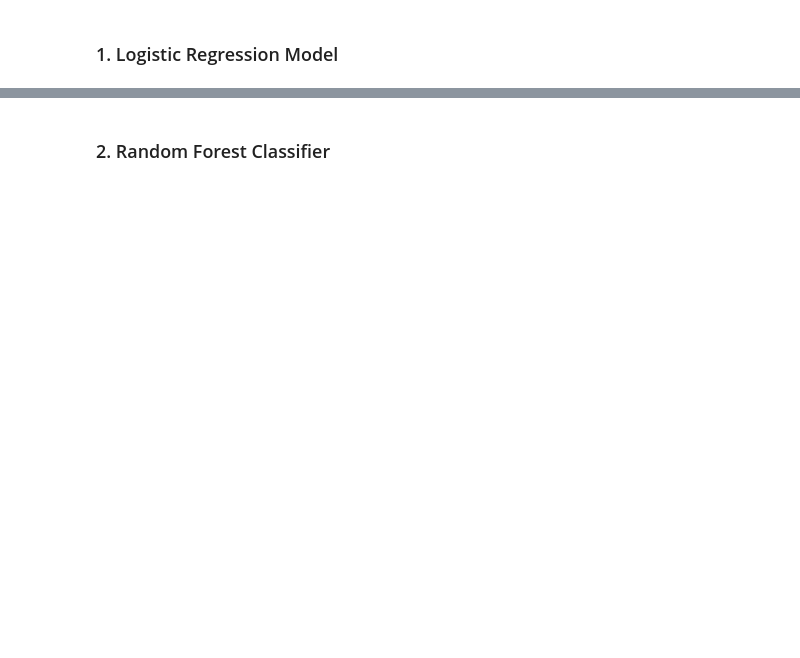
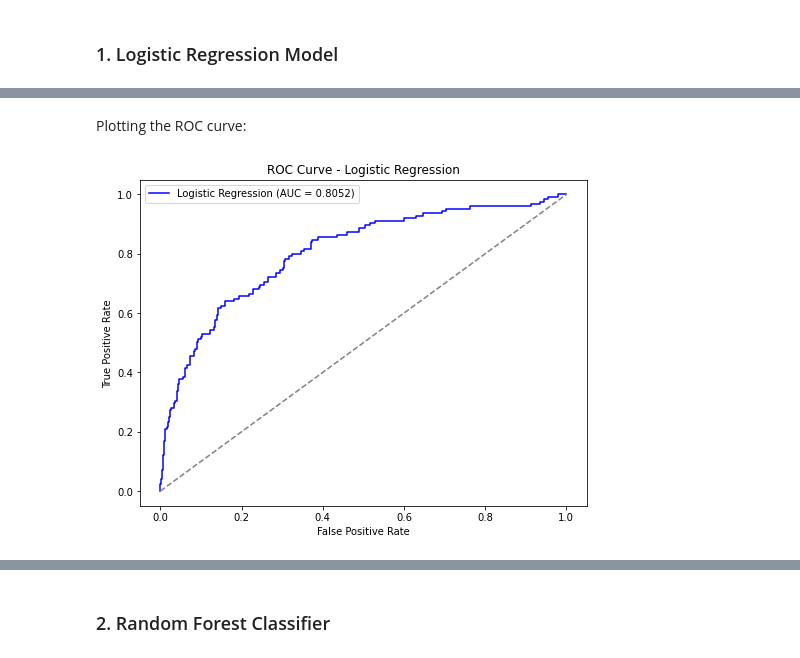
Before and after one commit to tracy-gwehona/Customer-Churn-Prediction, a Jupyter notebook: Customer-Churn-Prediction.ipynb, the cells around one changed output, grey strips where cells are left out. Drawn from its saved outputs; the diff is of its cells as text; code cells hidden in the pictures; blank space fills up the shorter version.

Commit message:
Modelling and evaluation

```diff
--- a/Customer-Churn-Prediction.ipynb
+++ b/Customer-Churn-Prediction.ipynb
@@ -317,3 +321,9 @@ X_train, X_test, y_train, y_test = train_test_split(X, y, test_size=0.25, random
+# %%
+from imblearn.over_sampling import SMOTE
+
+# Apply SMOTE to the training set
+smote = SMOTE(random_state=42)
+X_train_resampled, y_train_resampled = smote.fit_resample(X_train, y_train)
 # %% [markdown]
 ### Standardization
 To ensure that each feature contributes equally to the model.
@@ -322,5 +332,6 @@ To ensure that each feature contributes equally to the model.
 scaler = StandardScaler()
 
 X_train_scaled = scaler.fit_transform(X_train)
+X_train_scaled_resampled = scaler.transform(X_train_resampled)
 X_test_scaled = scaler.transform(X_test)
 # %% [markdown]
@@ -332,10 +345,10 @@ I will be implementing two models here:
 ### 1. Logistic Regression Model
 # %%
 # Initialize logistic regression
-lr = LogisticRegression(class_weight='balanced', random_state=42)
+lr = LogisticRegression(random_state=42)
 
-# Train the model
-lr.fit(X_train_scaled, y_train)
+# Train the model on the resampled dataset
+lr.fit(X_train_scaled_resampled, y_train_resampled)
 
 # Make predictions
 y_pred_lr = lr.predict(X_test_scaled)
@@ -342,0 +376,16 @@ y_pred_proba_lr = lr.predict_proba(X_test_scaled)[:, 1]
+# %% [markdown]
+Plotting the ROC curve:
+# %%
+fpr_lr, tpr_lr, _ = roc_curve(y_test, y_pred_proba_lr)
+
+plt.figure(figsize=(8, 6))
+plt.plot(fpr_lr, tpr_lr, label=f"Logistic Regression (AUC = {roc_auc_lr:.4f})", color="blue")
+plt.plot([0, 1], [0, 1], color="gray", linestyle="--")
+plt.xlabel("False Positive Rate")
+plt.ylabel("True Positive Rate")
+plt.title("ROC Curve - Logistic Regression")
+
+plt.legend()
+plt.show()
+# %% [output]
+[figure, added]
```
Also changed, not shown: parts of 11 cells of this notebook.
